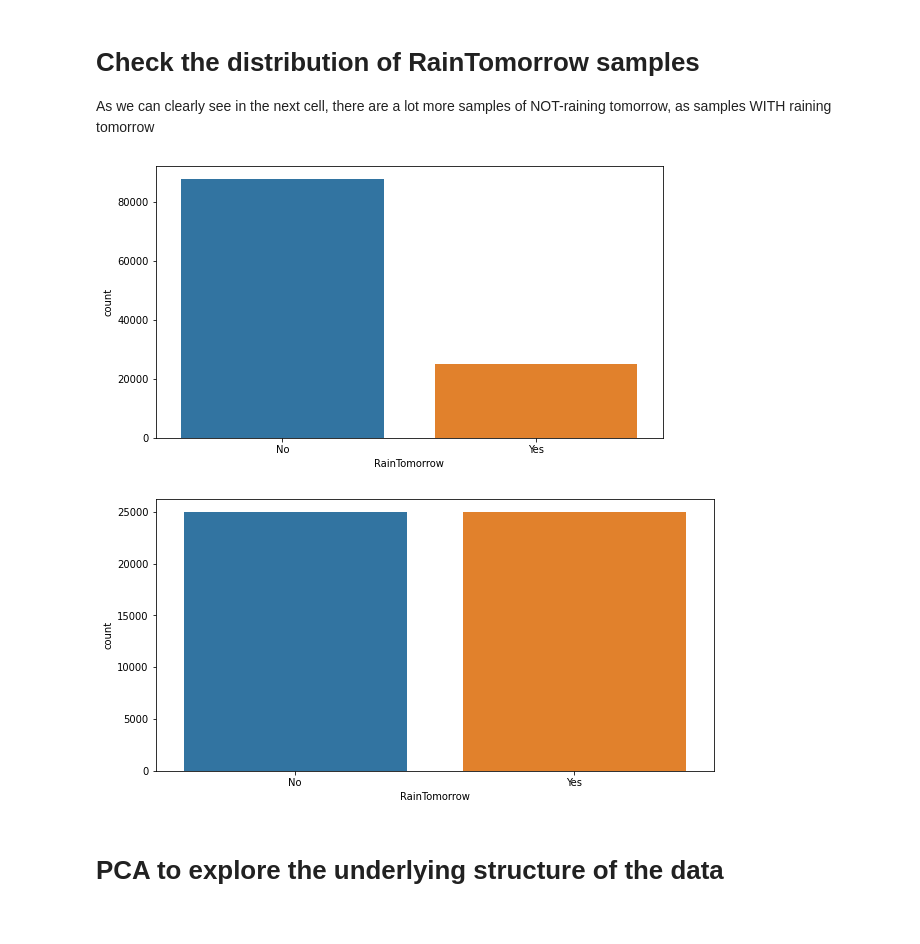
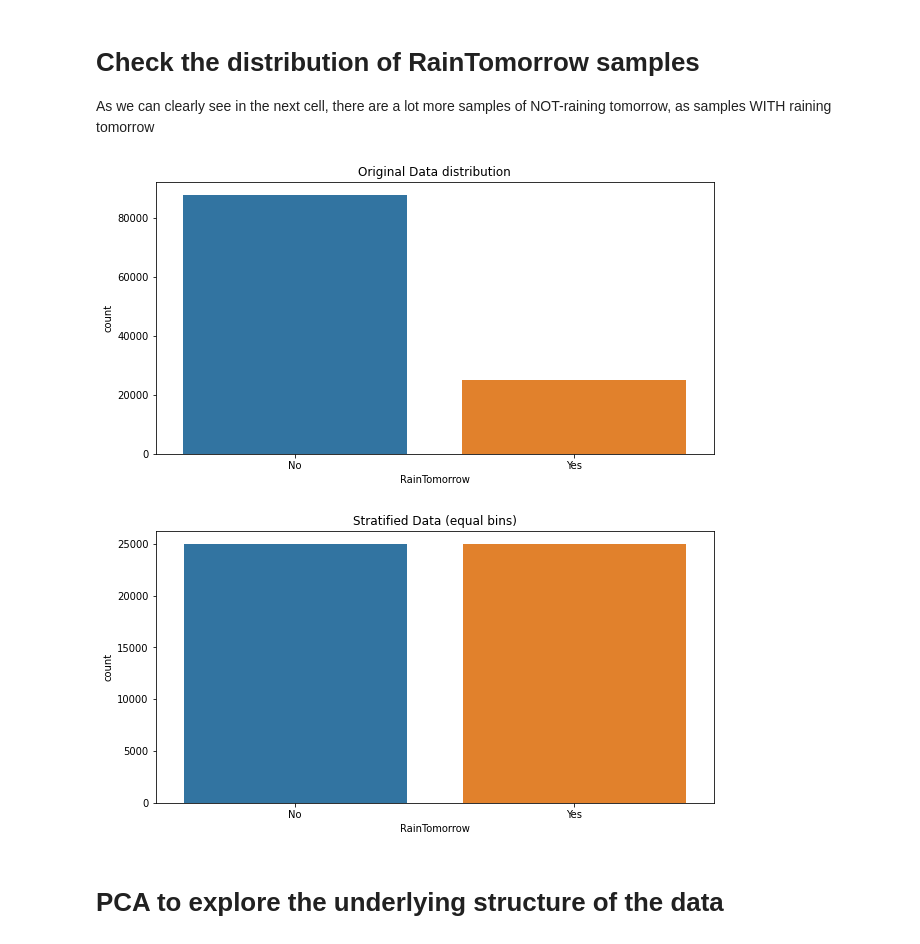
Before and after one commit to Stern1710/australia-weather-data, a Jupyter notebook: SPOD_Group7_Project.ipynb, the cells around one changed output. Cells and saved outputs as stored; diff of their text form; code cells hidden in the pictures.

```diff
--- a/SPOD_Group7_Project.ipynb
+++ b/SPOD_Group7_Project.ipynb
@@ -230,11 +238,12 @@ Temp3pm: min. 1.70, max. 46.70
 
 As we can clearly see in the next cell, there are a lot more samples of NOT-raining tomorrow, as samples WITH raining tomorrow
 # %%
-plt.figure(figsize=(20,5))
-plt.subplot(121)
+plt.figure(figsize=(10,5))
 sns.countplot(x="RainTomorrow", data=weather);
+plt.title('Original Data distribution')
+plt.show()
 # %% [output]
-[figure, old version]
+[figure, new version]
 # %%
 # Disproportionate sampling:
 # randomly select 4 samples from each stratum
@@ -242,9 +251,10 @@ stratified = weather.groupby('RainTomorrow', group_keys=False).apply(lambda x: x
 # %%
 plt.figure(figsize=(10,5))
 sns.countplot(x="RainTomorrow", data=stratified)
+plt.title("Stratified Data (equal bins)")
 plt.show()
 # %% [output]
-[figure, old version]
+[figure, new version]
 # %% [markdown]
 # PCA to explore the underlying structure of the data
 # %%
```
Also changed, not shown: parts of 12 cells of this notebook.
